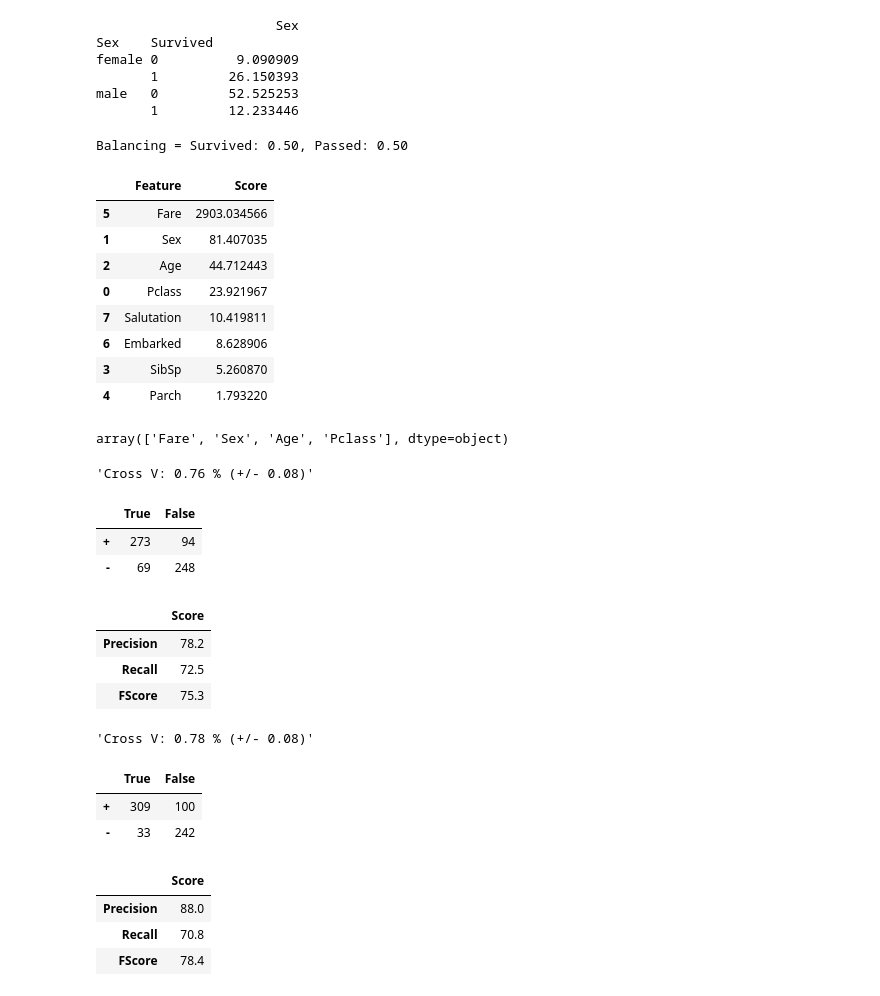
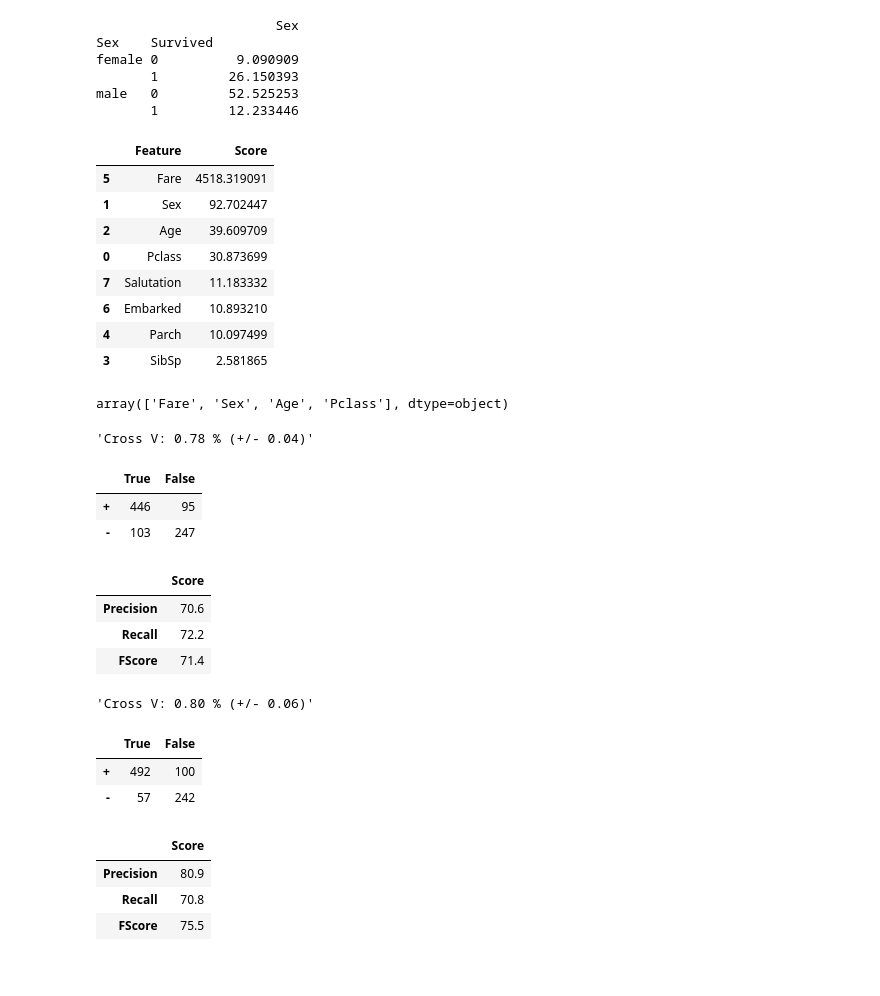
Before and after one commit to shingtoli/kaggle-start-titanic, a Jupyter notebook: titanic.ipynb, the cells around one changed output. Saved outputs shown, nothing was run; the diff lists cells and outputs as text; code cells hidden in the pictures.

```diff
--- a/titanic.ipynb
+++ b/titanic.ipynb
@@ -116,15 +116,13 @@ male   0         52.525253
        1         12.233446
 # %%
 # Balance Data
-passed, survived = dataset.groupby(['Survived'])
+# passed, survived = dataset.groupby(['Survived'])
 
-sample_passed = passed[1].sample(len(survived[1].index))
+# sample_passed = passed[1].sample(len(survived[1].index))
 
-dataset = sample_passed.append(survived[1])
+# dataset = sample_passed.append(survived[1])
 
-print('Balancing = Survived: %0.2f, Passed: %0.2f' % (len(survived[1].index) / len(dataset.index), len(sample_passed.index) / len(dataset.index)))
+# print('Balancing = Survived: %0.2f, Passed: %0.2f' % (len(survived[1].index) / len(dataset.index), len(sample_passed.index) / len(dataset.index)))
-# %% [output]
-Balancing = Survived: 0.50, Passed: 0.50
 # %%
 from sklearn import preprocessing
 normaliser = preprocessing.MinMaxScaler()
@@ -156,14 +154,14 @@ topFeats = featuresSortedByScore.iloc[:4, 0].values
 display(topFeats);
 # %% [output]
 |  | Feature | Score |
-| 5 | Fare | 2903.034566 |
-| 1 | Sex | 81.407035 |
-| 2 | Age | 44.712443 |
-| 0 | Pclass | 23.921967 |
-| 7 | Salutation | 10.419811 |
-| 6 | Embarked | 8.628906 |
-| 3 | SibSp | 5.260870 |
-| 4 | Parch | 1.793220 |
+| 5 | Fare | 4518.319091 |
+| 1 | Sex | 92.702447 |
+| 2 | Age | 39.609709 |
+| 0 | Pclass | 30.873699 |
+| 7 | Salutation | 11.183332 |
+| 6 | Embarked | 10.893210 |
+| 4 | Parch | 10.097499 |
+| 3 | SibSp | 2.581865 |
 array(['Fare', 'Sex', 'Age', 'Pclass'], dtype=object)
 # %%
 from sklearn import metrics
@@ -188,35 +186,35 @@ def calculate_metrics(classifier):
 
 calculate_metrics(gnb)
 # %% [output]
-'Cross V: 0.76 % (+/- 0.08)'
+'Cross V: 0.78 % (+/- 0.04)'
 |  | True | False |
-| + | 273 | 94 |
-| - | 69 | 248 |
+| + | 446 | 95 |
+| - | 103 | 247 |
 |  | Score |
-| Precision | 78.2 |
-| Recall | 72.5 |
-| FScore | 75.3 |
+| Precision | 70.6 |
+| Recall | 72.2 |
+| FScore | 71.4 |
 # %%
 from IPython.display import SVG
 from sklearn import tree
 from graphviz import Source
 
-decTree = tree.DecisionTreeClassifier(max_depth=3, min_samples_leaf=0.01, min_samples_split=0.01)
+decTree = tree.DecisionTreeClassifier(max_depth=3, min_samples_leaf=0.01, min_samples_split=0.01, class_weight='balanced')
 decTree.fit(X=X_r, y=y)
 
 calculate_metrics(decTree)
 
 graph = Source(tree.export_graphviz(decTree, out_file=None, feature_names=topFeats, filled = True));
 display(SVG(graph.pipe(format='svg')))
 # %% [output]
-'Cross V: 0.78 % (+/- 0.08)'
+'Cross V: 0.80 % (+/- 0.06)'
 |  | True | False |
-| + | 309 | 100 |
-| - | 33 | 242 |
+| + | 492 | 100 |
+| - | 57 | 242 |
 |  | Score |
-| Precision | 88.0 |
+| Precision | 80.9 |
 | Recall | 70.8 |
-| FScore | 78.4 |
+| FScore | 75.5 |
 [drawing not drawn]
 # %%
 from sklearn.svm import LinearSVC
```
Also changed, not shown: parts of 6 cells of this notebook.
